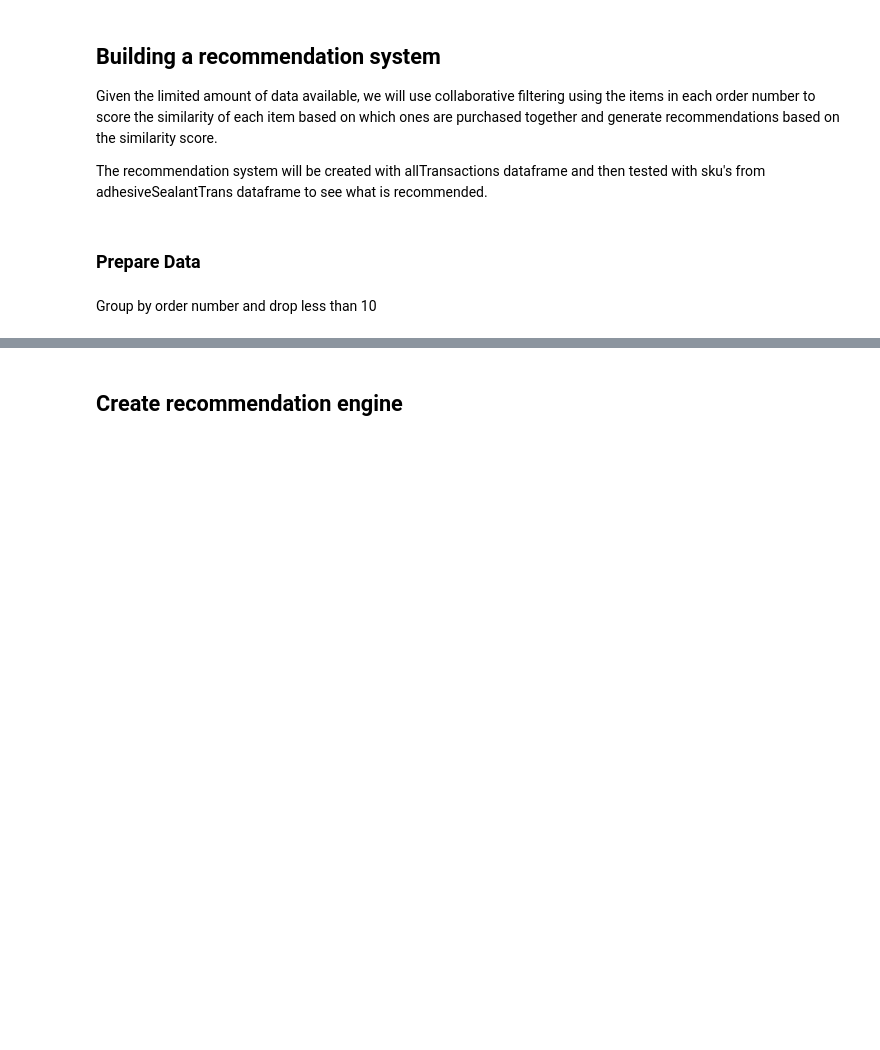
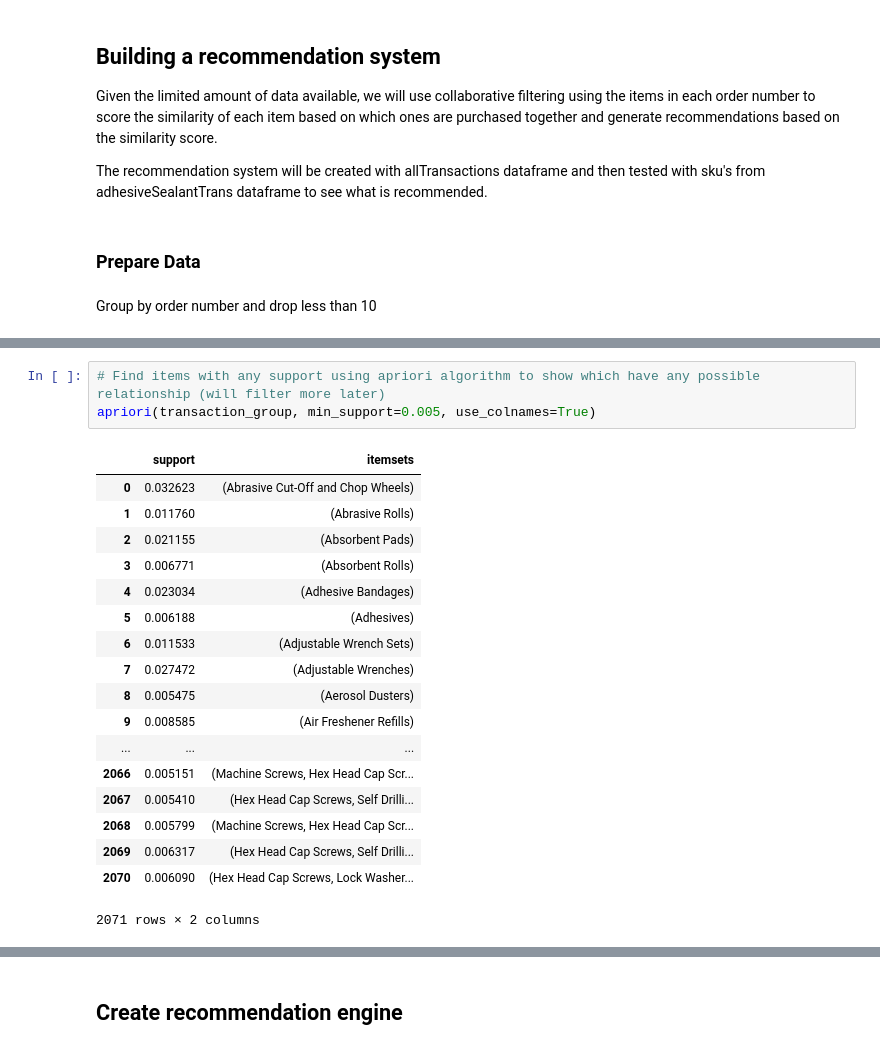
Before and after one commit to deejayrusso/E-Commerce-Recommendations, a Jupyter notebook: E-Commerce Recommendation Notebook.ipynb, the cells around one changed output, grey strips where cells are left out. Drawn from its saved outputs; the diff is of its cells as text; blank space fills up the shorter version.

```diff
--- a/E-Commerce Recommendation Notebook.ipynb
+++ b/E-Commerce Recommendation Notebook.ipynb
@@ -327,0 +316,22 @@ allTransaction.head()
+# %%
+# Find items with any support using apriori algorithm to show which have any possible relationship (will filter more later)
+apriori(transaction_group, min_support=0.005, use_colnames=True)
+# %% [output]
+|  | support | itemsets |
+| 0 | 0.032623 | (Abrasive Cut-Off and Chop Wheels) |
+| 1 | 0.011760 | (Abrasive Rolls) |
+| 2 | 0.021155 | (Absorbent Pads) |
+| 3 | 0.006771 | (Absorbent Rolls) |
+| 4 | 0.023034 | (Adhesive Bandages) |
+| 5 | 0.006188 | (Adhesives) |
+| 6 | 0.011533 | (Adjustable Wrench Sets) |
+| 7 | 0.027472 | (Adjustable Wrenches) |
+| 8 | 0.005475 | (Aerosol Dusters) |
+| 9 | 0.008585 | (Air Freshener Refills) |
+| ... | ... | ... |
+| 2066 | 0.005151 | (Machine Screws, Hex Head Cap Scr... |
+| 2067 | 0.005410 | (Hex Head Cap Screws, Self Drilli... |
+| 2068 | 0.005799 | (Machine Screws, Hex Head Cap Scr... |
+| 2069 | 0.006317 | (Hex Head Cap Screws, Self Drilli... |
+| 2070 | 0.006090 | (Hex Head Cap Screws, Lock Washer... |
+2071 rows × 2 columns
```
Also changed, not shown: parts of 27 cells of this notebook.
